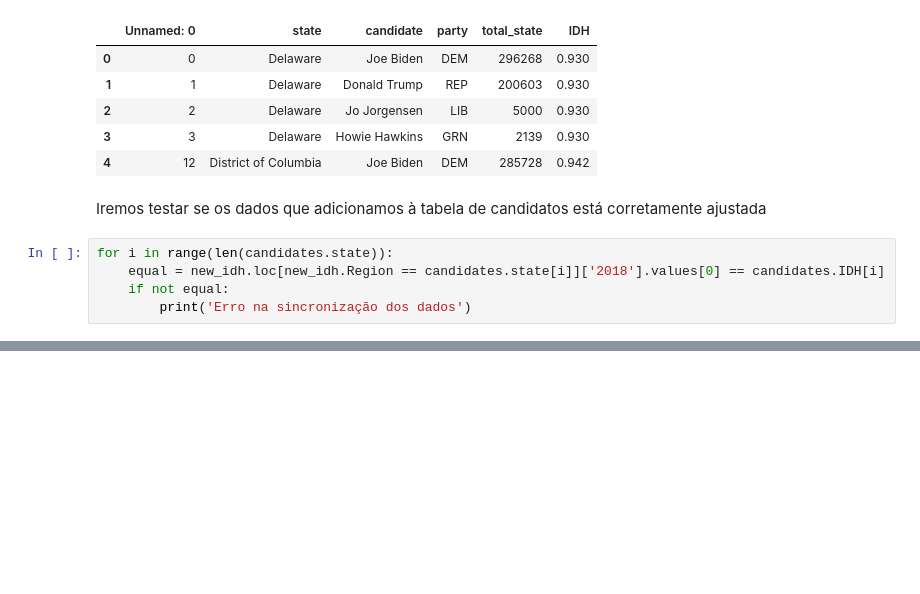
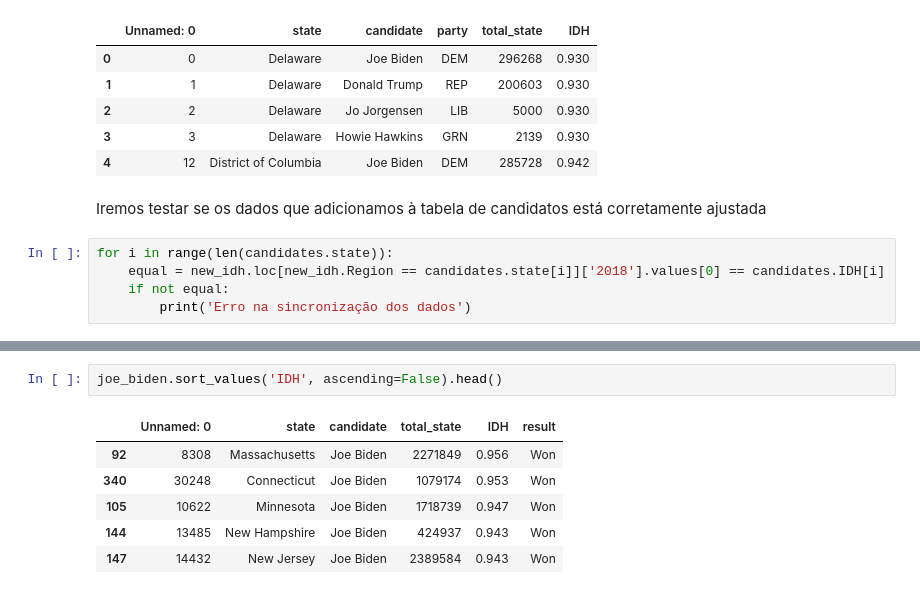
Before and after one commit to Beloin/analise_idh_votacao_eua, a Jupyter notebook: idh_usa.ipynb, the cells around one changed output, grey strips where cells are left out. Drawn from its saved outputs; the diff is of its cells as text; blank space fills up the shorter version.

```diff
--- a/idh_usa.ipynb
+++ b/idh_usa.ipynb
@@ -106,0 +158,9 @@ for i in range(len(candidates.state)):
+# %%
+joe_biden.sort_values('IDH', ascending=False).head()
+# %% [output]
+|  | Unnamed: 0 | state | candidate | total_state | IDH | result |
+| 92 | 8308 | Massachusetts | Joe Biden | 2271849 | 0.956 | Won |
+| 340 | 30248 | Connecticut | Joe Biden | 1079174 | 0.953 | Won |
+| 105 | 10622 | Minnesota | Joe Biden | 1718739 | 0.947 | Won |
+| 144 | 13485 | New Hampshire | Joe Biden | 424937 | 0.943 | Won |
+| 147 | 14432 | New Jersey | Joe Biden | 2389584 | 0.943 | Won |
```
Also changed, not shown: parts of 17 cells of this notebook, 1 other file.
